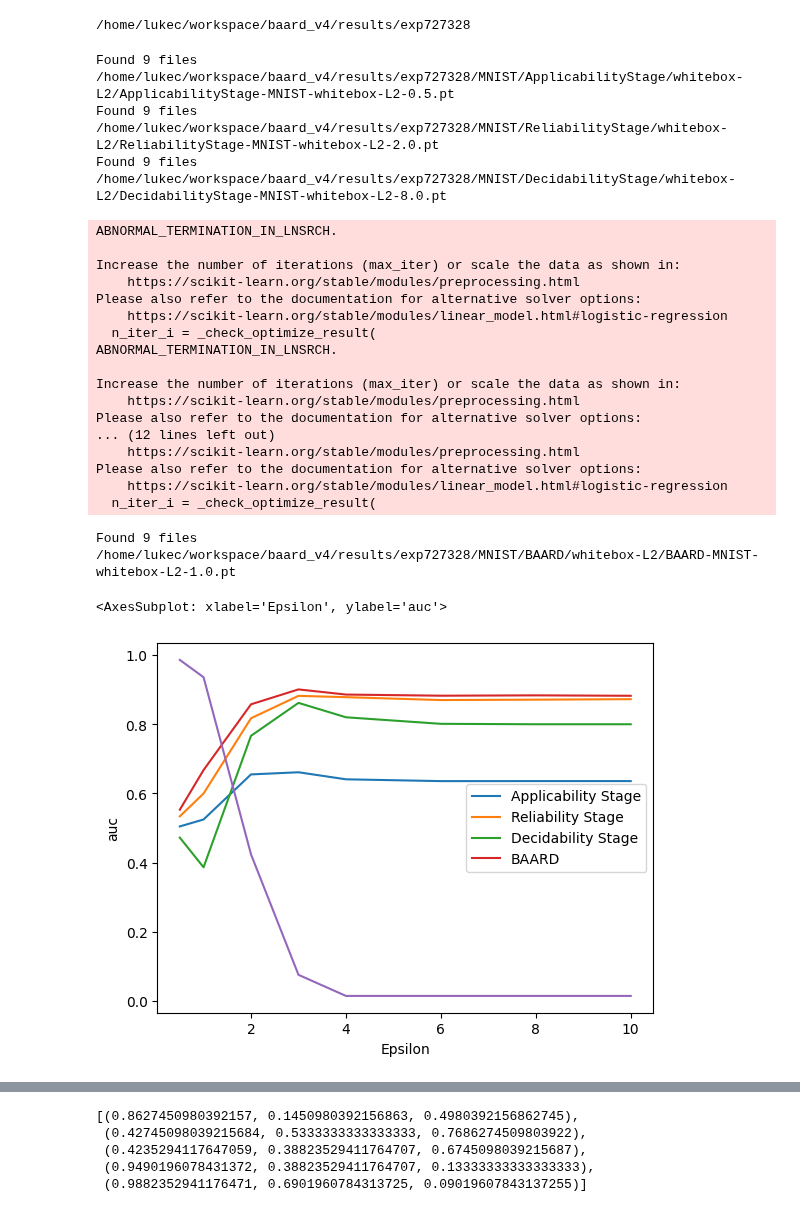
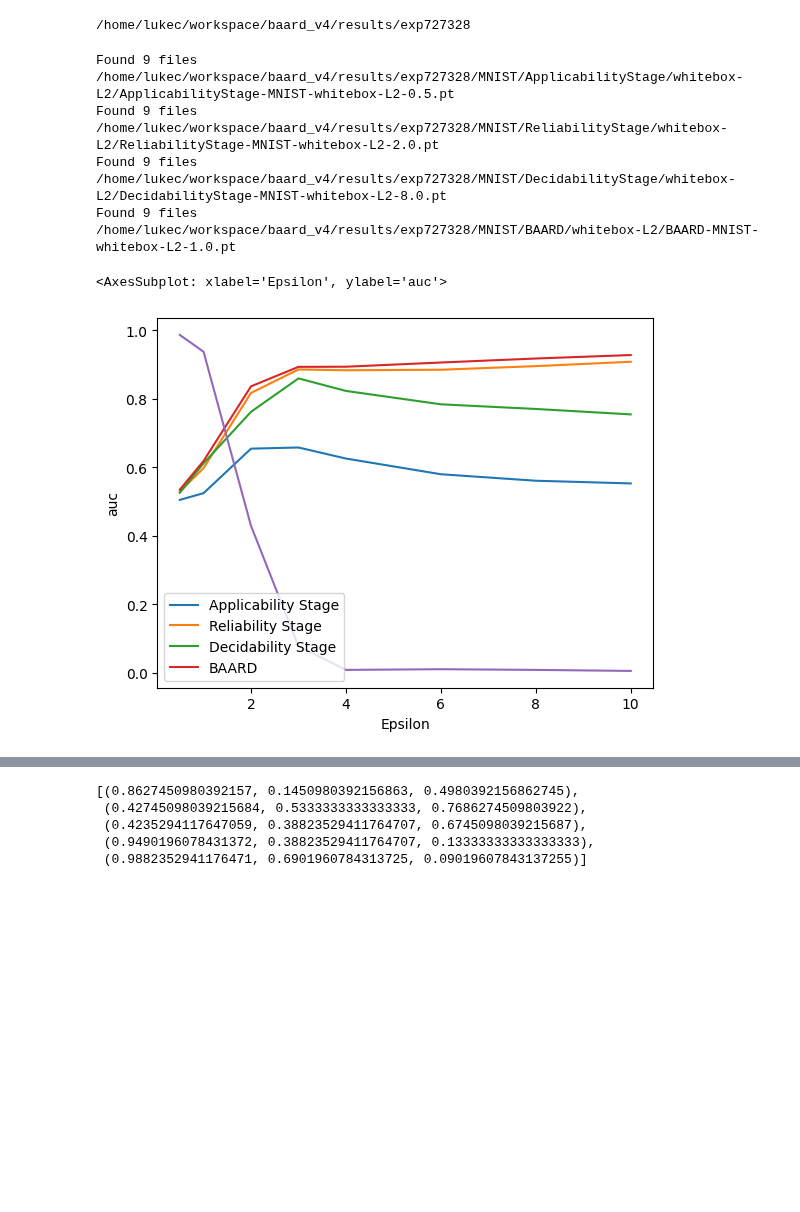
Before and after one commit to changx03/baard, a Jupyter notebook: plots/figure_whitebox.ipynb, the cells around one changed output, grey strips where cells are left out. Saved outputs shown, nothing was run; the diff lists cells and outputs as text; code cells hidden in the pictures; blank space fills up the shorter version.

Commit message:
update whitebox figure

```diff
--- a/plots/figure_whitebox.ipynb
+++ b/plots/figure_whitebox.ipynb
@@ -69,49 +69,32 @@ attack_name='whitebox'
 # %%
 df_s1_mnist_l2 = get_auc_df(f's1_mnist_{attack_name}l2.csv', detector_list[0], 'MNIST', norm=2)
 df_s2_mnist_l2 = get_auc_df(f's2_mnist_{attack_name}l2.csv', detector_list[1], 'MNIST', norm=2)
 df_s3_mnist_l2 = get_auc_df(f's3_mnist_{attack_name}l2.csv', detector_list[2], 'MNIST', norm=2)
 df_all_mnist_l2 = get_auc_df(f'all_mnist_{attack_name}_l2.csv', detector_list[3], 'MNIST', norm=2)
 
 df_s1_mnist_l2['Detector'] = 'Applicability Stage'
 df_s2_mnist_l2['Detector'] = 'Reliability Stage'
 df_s3_mnist_l2['Detector'] = 'Decidability Stage'
 df_all_mnist_l2['Detector'] = 'BAARD'
 
 df1 = pd.concat(
     [df_s1_mnist_l2, df_s2_mnist_l2, df_s3_mnist_l2, df_all_mnist_l2],
     ignore_index=True)
 df1 = df1[['Epsilon', 'Detector', 'auc']]
 sn.lineplot(data=df1, x='Epsilon', y='auc', hue='Detector')
-df_minst_l2_acc = pd.read_csv(os.path.join(PATH_RESULTS, 'MNIST-whitebox-L2-acc.csv'))
+df_minst_l2_acc = pd.read_csv(os.path.join(PATH_RESULTS, 'acc','MNIST-whitebox-L2-acc.csv'))
 sn.lineplot(data=df_minst_l2_acc, x='eps', y='acc')
 # %% [output]
 Found 9 files
 /home/lukec/workspace/baard_v4/results/exp727328/MNIST/ApplicabilityStage/whitebox-L2/ApplicabilityStage-MNIST-whitebox-L2-0.5.pt
 Found 9 files
 /home/lukec/workspace/baard_v4/results/exp727328/MNIST/ReliabilityStage/whitebox-L2/ReliabilityStage-MNIST-whitebox-L2-2.0.pt
 Found 9 files
 /home/lukec/workspace/baard_v4/results/exp727328/MNIST/DecidabilityStage/whitebox-L2/DecidabilityStage-MNIST-whitebox-L2-8.0.pt
+Found 9 files
+/home/lukec/workspace/baard_v4/results/exp727328/MNIST/BAARD/whitebox-L2/BAARD-MNIST-whitebox-L2-1.0.pt
-ABNORMAL_TERMINATION_IN_LNSRCH.
-
-Increase the number of iterations (max_iter) or scale the data as shown in:
-    https://scikit-learn.org/stable/modules/preprocessing.html
-Please also refer to the documentation for alternative solver options:
-    https://scikit-learn.org/stable/modules/linear_model.html#logistic-regression
-  n_iter_i = _check_optimize_result(
-ABNORMAL_TERMINATION_IN_LNSRCH.
-
-Increase the number of iterations (max_iter) or scale the data as shown in:
-    https://scikit-learn.org/stable/modules/preprocessing.html
-Please also refer to the documentation for alternative solver options:
-... (12 lines left out)
-    https://scikit-learn.org/stable/modules/preprocessing.html
-Please also refer to the documentation for alternative solver options:
-    https://scikit-learn.org/stable/modules/linear_model.html#logistic-regression
-  n_iter_i = _check_optimize_result(
+<AxesSubplot: xlabel='Epsilon', ylabel='auc'>
-Found 9 files
-/home/lukec/workspace/baard_v4/results/exp727328/MNIST/BAARD/whitebox-L2/BAARD-MNIST-whitebox-L2-1.0.pt
-<AxesSubplot: xlabel='Epsilon', ylabel='auc'>
-[figure, old version]
+[figure, new version]
 # %%
 df_s1_mnist_linf = get_auc_df(f's1_mnist_{attack_name}_linf.csv', detector_list[0], 'MNIST', norm='inf')
 df_s2_mnist_linf = get_auc_df(f's2_mnist_{attack_name}_linf.csv', detector_list[1], 'MNIST', norm='inf')
```
Also changed, not shown: parts of 4 cells of this notebook, 1 other file.
